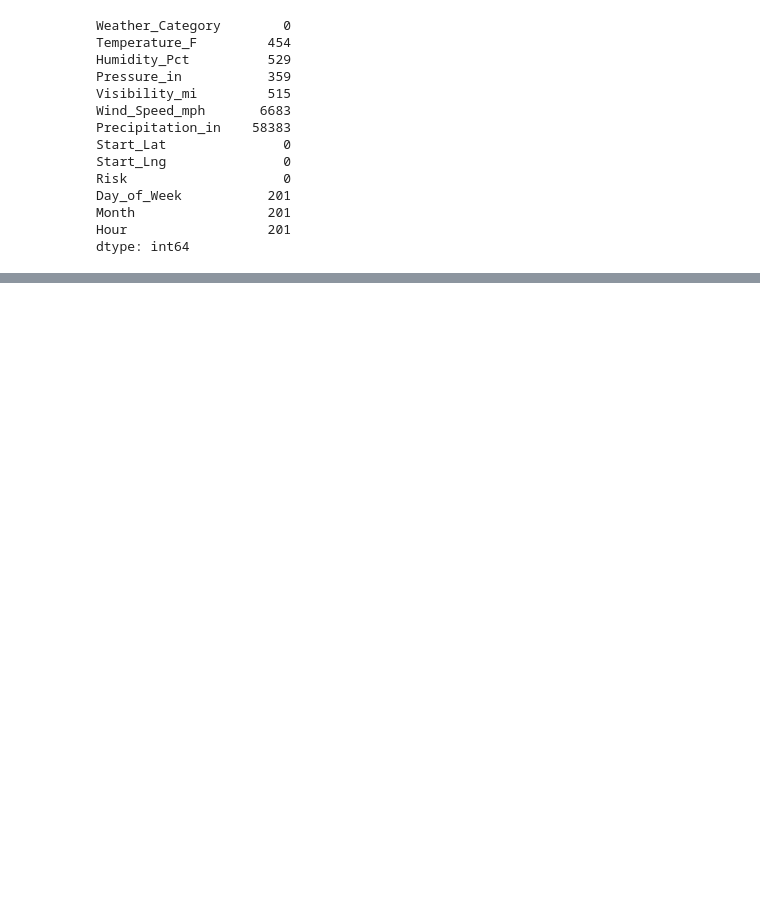
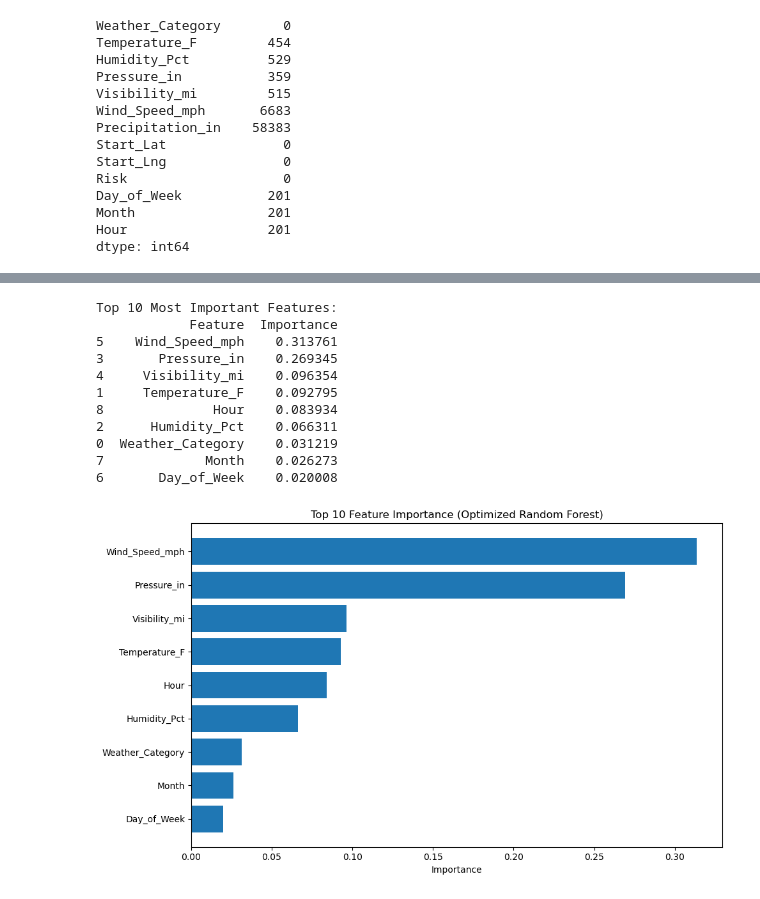
Before and after one commit to Lovjoy/Weather2Go2, a Jupyter notebook: Weather2Go2Model.ipynb, the cells around one changed output, grey strips where cells are left out. Saved outputs shown, nothing was run; the diff lists cells and outputs as text; code cells hidden in the pictures; blank space fills up the shorter version.

```diff
--- a/Weather2Go2Model.ipynb
+++ b/Weather2Go2Model.ipynb
@@ -296,3 +332,6 @@ merged_df.head()
+# %%
+# Cap Risk 0 visibility at 10 miles to match Kaggle's distribution
+merged_df.loc[(merged_df['Risk'] == 0) & (merged_df['Visibility_mi'] > 10), 'Visibility_mi'] = 10.0
 # %%
 merged_df.isna().sum()
 # %% [output]
@@ -316,0 +364,2 @@ clean_df = merged_df.dropna()
+# %%
+clean_df = clean_df.drop(columns=['Start_Lat', 'Start_Lng'])
@@ -327,0 +482,33 @@ print(X.columns.tolist())
+# %%
+# Feature Importance Analysis
+feature_importance = pd.DataFrame({
+    'Feature': X_encoded.columns,
+    'Importance': rf_model.feature_importances_
+}).sort_values('Importance', ascending=False)
+
+print("Top 10 Most Important Features:")
+print(feature_importance.head(10))
+
+# Plot feature importance
+plt.figure(figsize=(10, 6))
+top_features = feature_importance.head(10)
+plt.barh(range(len(top_features)), top_features['Importance'])
+plt.yticks(range(len(top_features)), top_features['Feature'])
+plt.xlabel('Importance')
+plt.title('Top 10 Feature Importance (Optimized Random Forest)')
+plt.gca().invert_yaxis()
+plt.tight_layout()
+plt.show()
+# %% [output]
+Top 10 Most Important Features:
+            Feature  Importance
+5    Wind_Speed_mph    0.313761
+3       Pressure_in    0.269345
+4     Visibility_mi    0.096354
+1     Temperature_F    0.092795
+8              Hour    0.083934
+2      Humidity_Pct    0.066311
+0  Weather_Category    0.031219
+7             Month    0.026273
+6       Day_of_Week    0.020008
+[figure, added]
```
Also changed, not shown: parts of 23 cells of this notebook.
